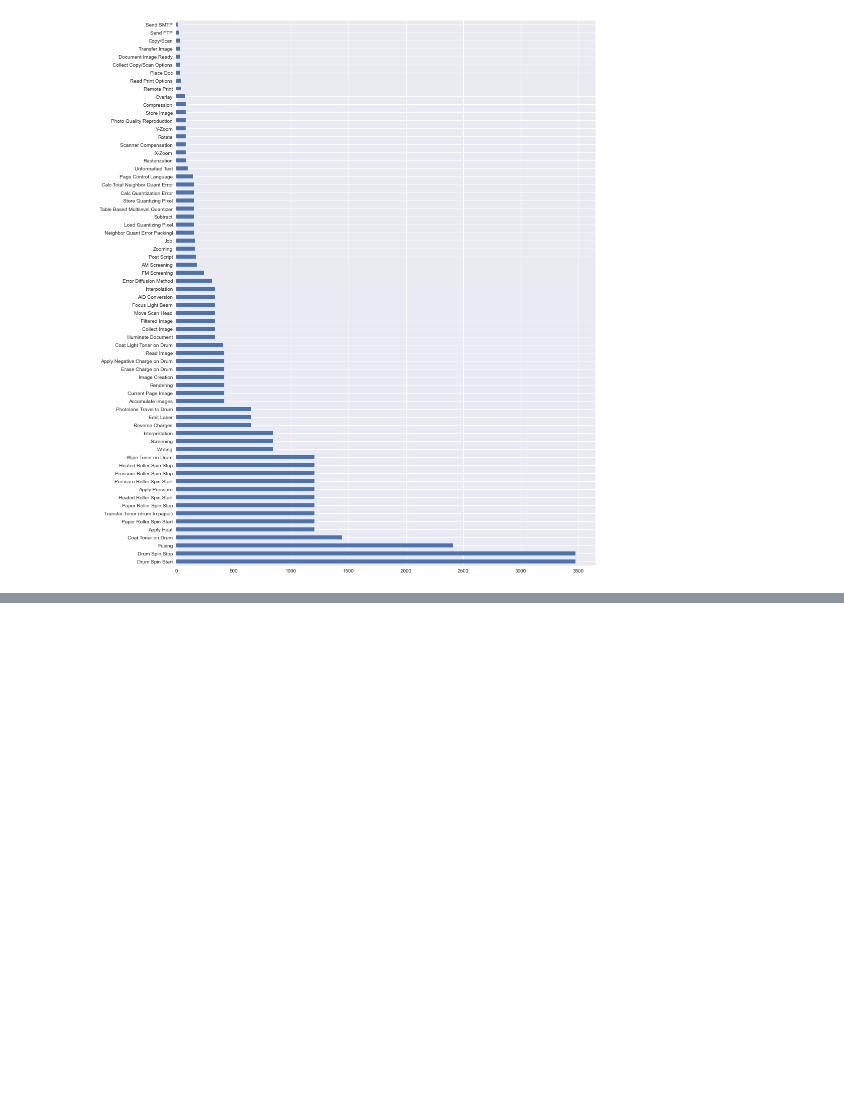
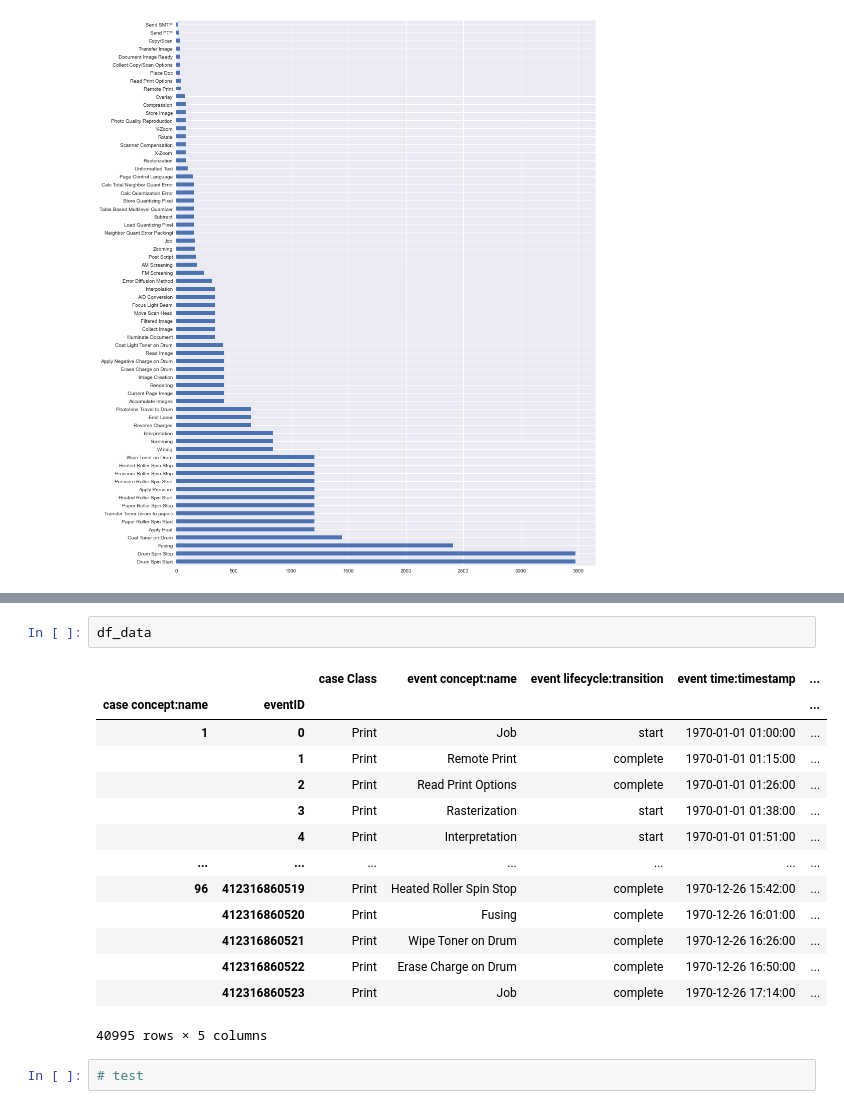
Before and after one commit to Cappa1/ProcessMining, a Jupyter notebook: EDA.ipynb, the cells around one changed output, grey strips where cells are left out. Cells and saved outputs as stored; diff of their text form; blank space fills up the shorter version.

```diff
--- a/EDA.ipynb
+++ b/EDA.ipynb
@@ -118,0 +165,19 @@ events.plot.barh(figsize=(15,20))
+# %%
+df_data
+# %% [output]
+|  |  | case Class | event concept:name | event lifecycle:transition | event time:timestamp | ... |
+| case concept:name | eventID |  |  |  |  | ... |
+| 1 | 0 | Print | Job | start | 1970-01-01 01:00:00 | ... |
+|  | 1 | Print | Remote Print | complete | 1970-01-01 01:15:00 | ... |
+|  | 2 | Print | Read Print Options | complete | 1970-01-01 01:26:00 | ... |
+|  | 3 | Print | Rasterization | start | 1970-01-01 01:38:00 | ... |
+|  | 4 | Print | Interpretation | start | 1970-01-01 01:51:00 | ... |
+| ... | ... | ... | ... | ... | ... | ... |
+| 96 | 412316860519 | Print | Heated Roller Spin Stop | complete | 1970-12-26 15:42:00 | ... |
+|  | 412316860520 | Print | Fusing | complete | 1970-12-26 16:01:00 | ... |
+|  | 412316860521 | Print | Wipe Toner on Drum | complete | 1970-12-26 16:26:00 | ... |
+|  | 412316860522 | Print | Erase Charge on Drum | complete | 1970-12-26 16:50:00 | ... |
+|  | 412316860523 | Print | Job | complete | 1970-12-26 17:14:00 | ... |
+40995 rows × 5 columns
+# %%
+# test
```
Also changed, not shown: parts of 4 cells of this notebook.
